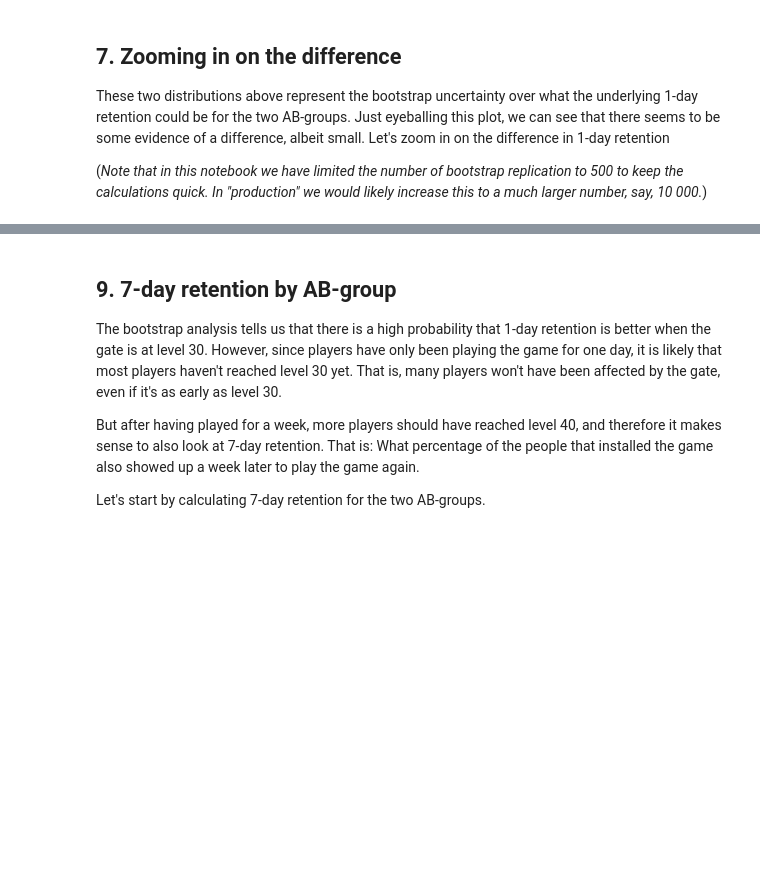
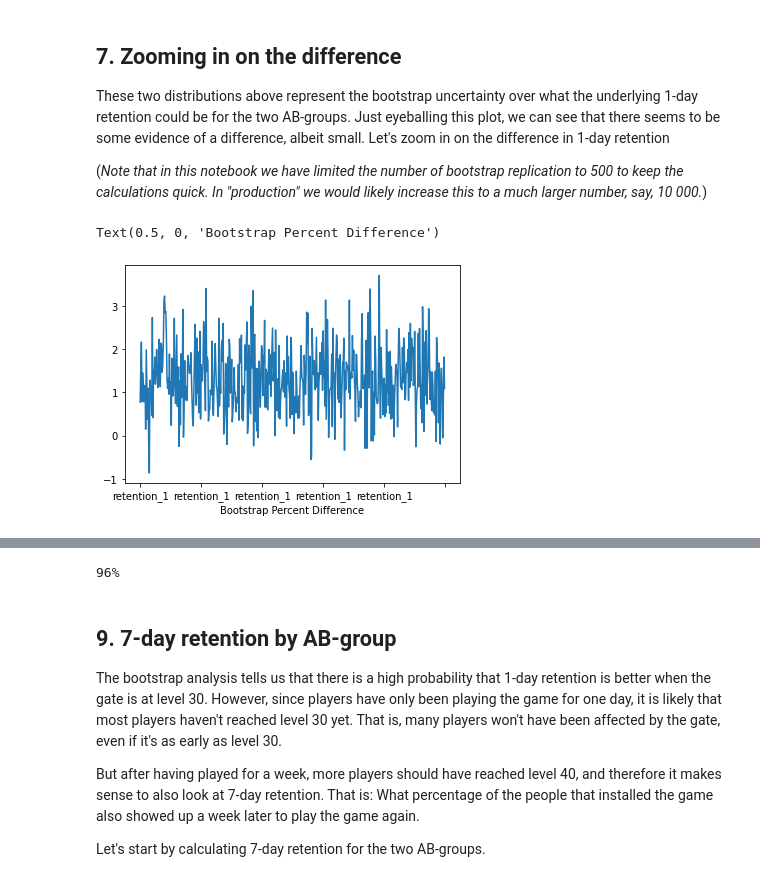
Before and after one commit to ashkmason/datacamp.projects, a Jupyter notebook: Mobile Games A:B Testing with Cookie Cats/notebook.ipynb, the cells around one changed output, grey strips where cells are left out. Saved outputs shown, nothing was run; the diff lists cells and outputs as text; code cells hidden in the pictures; blank space fills up the shorter version.

Commit message:
Calculate the probability that a gate at level 30 gives higher 1-day retention.

```diff
--- a/Mobile Games A:B Testing with Cookie Cats/notebook.ipynb
+++ b/Mobile Games A:B Testing with Cookie Cats/notebook.ipynb
@@ -106,21 +106,26 @@ boot_1d.plot()
 <p>(<em>Note that in this notebook we have limited the number of bootstrap replication to 500 to keep the calculations quick. In "production" we would likely increase this to a much larger number, say, 10 000.</em>)</p>
 # %%
 # Adding a column with the % difference between the two AB-groups
-boot_1d['diff'] = ...
+boot_1d['diff'] = ((boot_1d['gate_30']-boot_1d['gate_40'])/boot_1d['gate_40'] * 100)
 
 # Ploting the bootstrap % difference
-ax = ...
-# ... YOUR CODE FOR TASK 7 ...
+ax = boot_1d['diff'].plot()
+ax.set_xlabel('Bootstrap Percent Difference')
+# %% [output]
+Text(0.5, 0, 'Bootstrap Percent Difference')
+[figure, added]
 # %% [markdown]
 ## 8. The probability of a difference
 <p><img src="https://assets.datacamp.com/production/project_184/img/ziggy_smiling.png" style="width:200px; float:left"> </p>
 <p>From this chart, we can see that the most likely % difference is around 1% - 2%, and that most of the distribution is above 0%, in favor of a gate at level 30. But what is the <em>probability</em> that the difference is above 0%? Let's calculate that as well.</p>
 # %%
 # Calculating the probability that 1-day retention is greater when the gate is at level 30
-prob = ...
+prob = (boot_1d['diff'] > 0).mean()
 
 # Pretty printing the probability
-# ... YOUR CODE FOR TASK 8 ...
+print("{:.0%}".format(prob))
+# %% [output]
+96%
 # %% [markdown]
 ## 9. 7-day retention by AB-group
 <p>The bootstrap analysis tells us that there is a high probability that 1-day retention is better when the gate is at level 30. However, since players have only been playing the game for one day, it is likely that most players haven't reached level 30 yet. That is, many players won't have been affected by the gate, even if it's as early as level 30. </p>
```
